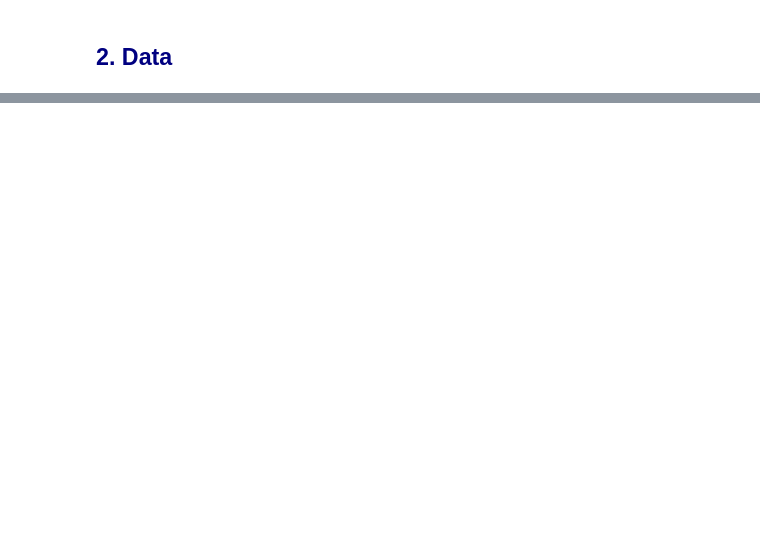
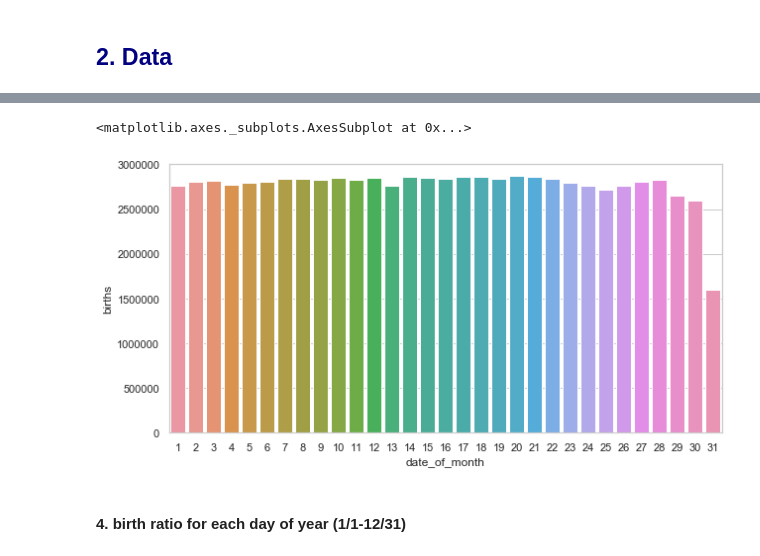
Before and after one commit to cltwlltd/Birth_Date_Prediction_by_State, a Jupyter notebook: Project2 Machine Learning Application.ipynb, the cells around one changed output, grey strips where cells are left out. Cells and saved outputs as stored; diff of their text form; code cells hidden in the pictures; blank space fills up the shorter version.

```diff
--- a/Project2 Machine Learning Application.ipynb
+++ b/Project2 Machine Learning Application.ipynb
@@ -30,0 +378,3 @@ I will use linear regression with lasso and ridge method. The reason being I do
+# %%
+date_sum = df4['births'].groupby(df4['date_of_month']).sum().reset_index()
+date_sum.head()
@@ -30,0 +388,8 @@ I will use linear regression with lasso and ridge method. The reason being I do
+# %%
+plt.rcParams["figure.figsize"] = (10,5)
+sns.barplot(x='date_of_month', y='births',data=date_sum)
+# %% [output]
+<matplotlib.axes._subplots.AxesSubplot at 0x...>
+[figure, added]
+# %% [markdown]
+#### 4. birth ratio for each day of year (1/1-12/31)
```
Also changed, not shown: parts of 93 cells of this notebook, 3 other files.
